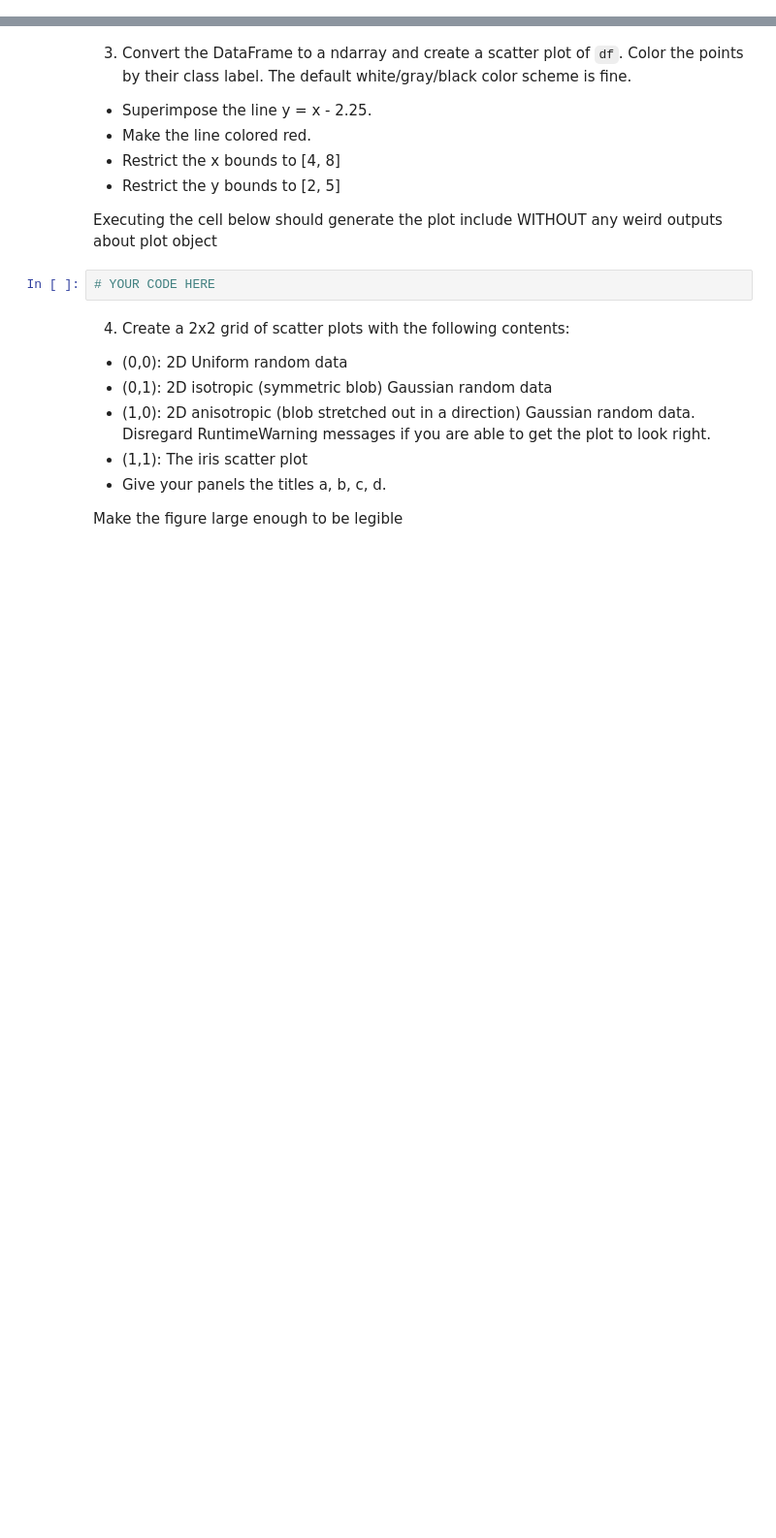
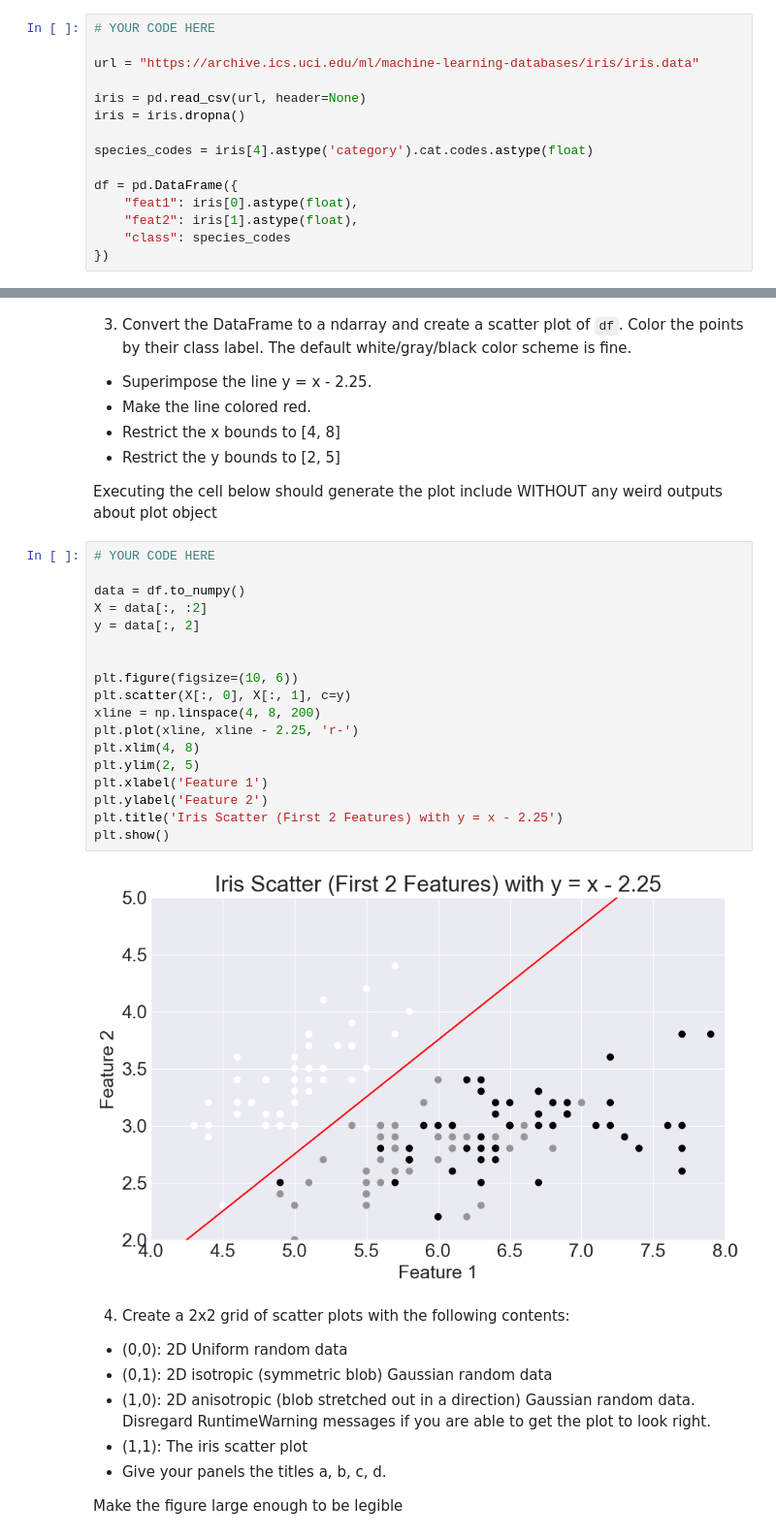
Before and after one commit to djluci/NeuralNetworks, a Jupyter notebook: Project0_ScientificPython/sci_python.ipynb, the cells around one changed output, grey strips where cells are left out. Shown at 97% size. Drawn from its saved outputs; the diff is of its cells as text; blank space fills up the shorter version.

```diff
--- a/Project0_ScientificPython/sci_python.ipynb
+++ b/Project0_ScientificPython/sci_python.ipynb
@@ -502,3 +574,18 @@ Note that the above file does not include any headers and is in CSV format.
+# %%
+# YOUR CODE HERE
+
+url = "https://archive.ics.uci.edu/ml/machine-learning-databases/iris/iris.data"
+
+iris = pd.read_csv(url, header=None)
+iris = iris.dropna()
+
+species_codes = iris[4].astype('category').cat.codes.astype(float)
+
+df = pd.DataFrame({
+    "feat1": iris[0].astype(float),
+    "feat2": iris[1].astype(float),
+    "class": species_codes
+})
 # %%
 print(f'The first row is\n{df.iloc[0,:].to_numpy()} and should be\n[5.1 3.5 0. ]')
 print(f'The last row is\n{df.iloc[-1,:].to_numpy()} and should be\n[5.9 3.  2. ]')
@@ -512,8 +606,26 @@ print(f'The last row is\n{df.iloc[-1,:].to_numpy()} and should be\n[5.9 3.  2. ]
 - Restrict the y bounds to [2, 5]
 
 Executing the cell below should generate the plot include WITHOUT any weird outputs about plot object
-# %%
-# YOUR CODE HERE
+# %%
+# YOUR CODE HERE
+
+data = df.to_numpy()
+X = data[:, :2]
+y = data[:, 2]
+
+
+plt.figure(figsize=(10, 6))
+plt.scatter(X[:, 0], X[:, 1], c=y)
+xline = np.linspace(4, 8, 200)
+plt.plot(xline, xline - 2.25, 'r-')
+plt.xlim(4, 8)
+plt.ylim(2, 5)
+plt.xlabel('Feature 1')
+plt.ylabel('Feature 2')
+plt.title('Iris Scatter (First 2 Features) with y = x - 2.25')
+plt.show()
+# %% [output]
+[figure, added]
 # %% [markdown]
 4. Create a 2x2 grid of scatter plots with the following contents:
 
```
Also changed, not shown: parts of 27 cells of this notebook.
